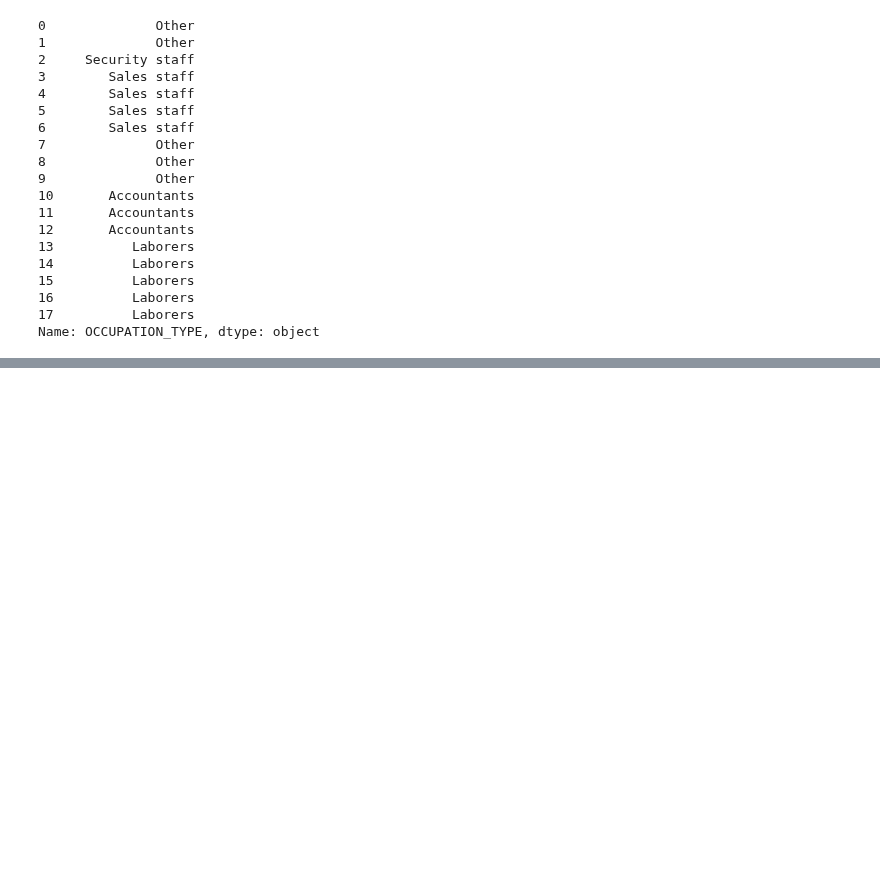
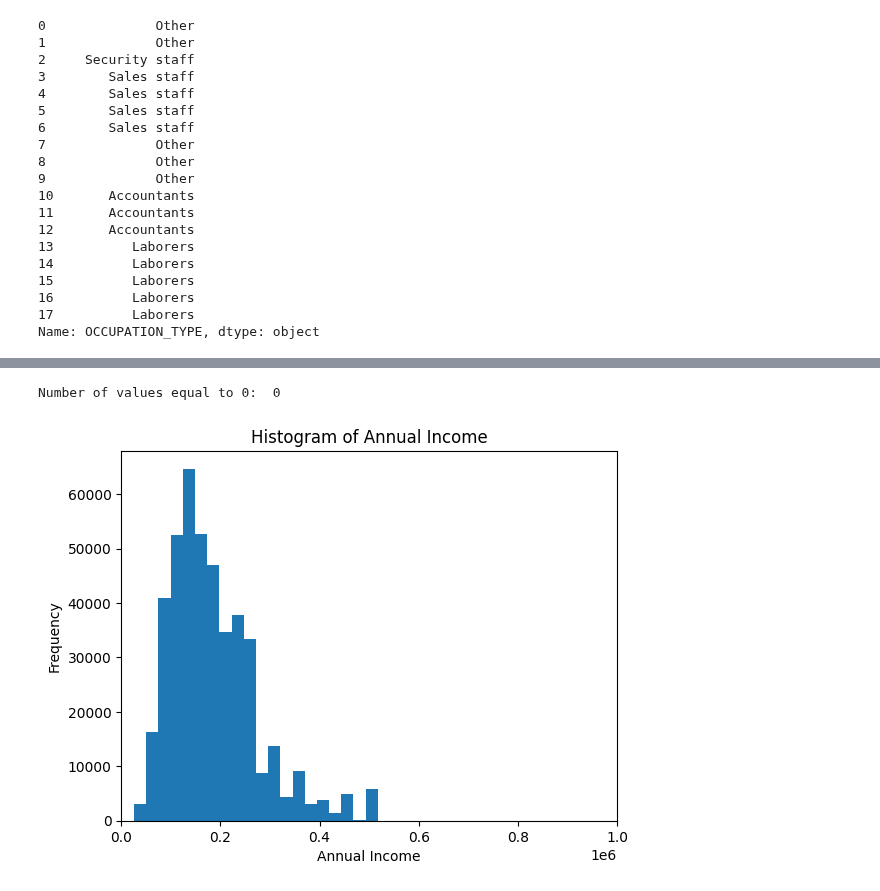
Before and after one commit to sashaTen/exploretary_data_analysis_in_marketing, a Jupyter notebook: Untitled0.ipynb, the cells around one changed output, grey strips where cells are left out. Drawn from its saved outputs; the diff is of its cells as text; code cells hidden in the pictures; blank space fills up the shorter version.

```diff
--- a/Untitled0.ipynb
+++ b/Untitled0.ipynb
@@ -211,0 +366,39 @@ Name: OCCUPATION_TYPE, dtype: object
+# %%
+
+
+# Assuming 'sudo_application' is your DataFrame
+# Count the number of values equal to 0 in 'annual_income' column
+zero_count = (sudo_application['annual_income'] == 0).sum()
+
+# Print the count
+print("Number of values equal to 0: ", zero_count)
+# %% [output]
+Number of values equal to 0:  0
+# %%
+import pandas as pd
+import numpy as np
+
+# Assuming 'supo_application' is your DataFrame
+# Calculate the z-scores for 'annual_income'
+mean = sudo_application['annual_income'].mean()
+std = sudo_application['annual_income'].std()
+z_scores = (sudo_application['annual_income'] - mean) / std
+
+# Replace values above 3 z-scores with values equal to 2.8 z-scores
+z_score_threshold = 3
+replacement_z_score = 2.8
+sudo_application.loc[z_scores > z_score_threshold, 'annual_income'] = mean + replacement_z_score * std
+
+# Print the modified DataFrame
+
+sudo_application['annual_income'].plot.hist(bins=20)
+
+# Set plot labels and title
+plt.xlabel('Annual Income')
+plt.ylabel('Frequency')
+plt.title('Histogram of Annual Income')
+plt.xlim(0, 1000000)
+# Display the plot
+plt.show()
+# %% [output]
+[figure, added]
```
Also changed, not shown: parts of 9 cells of this notebook.
